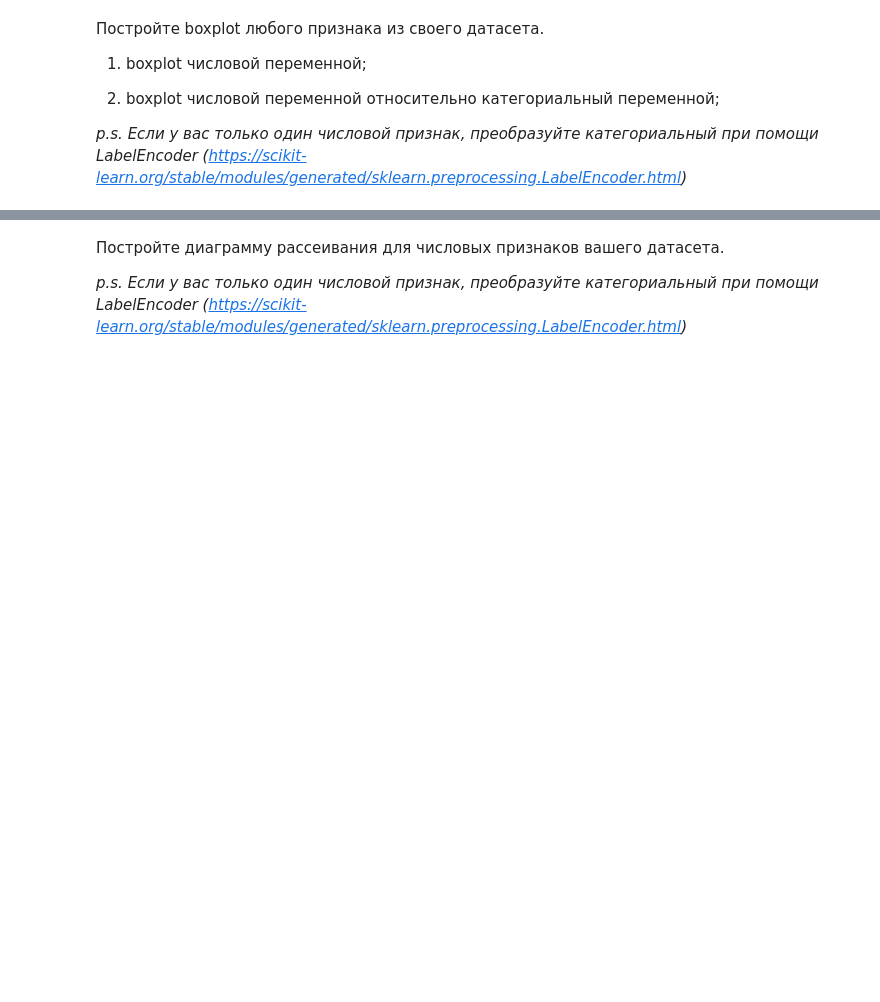
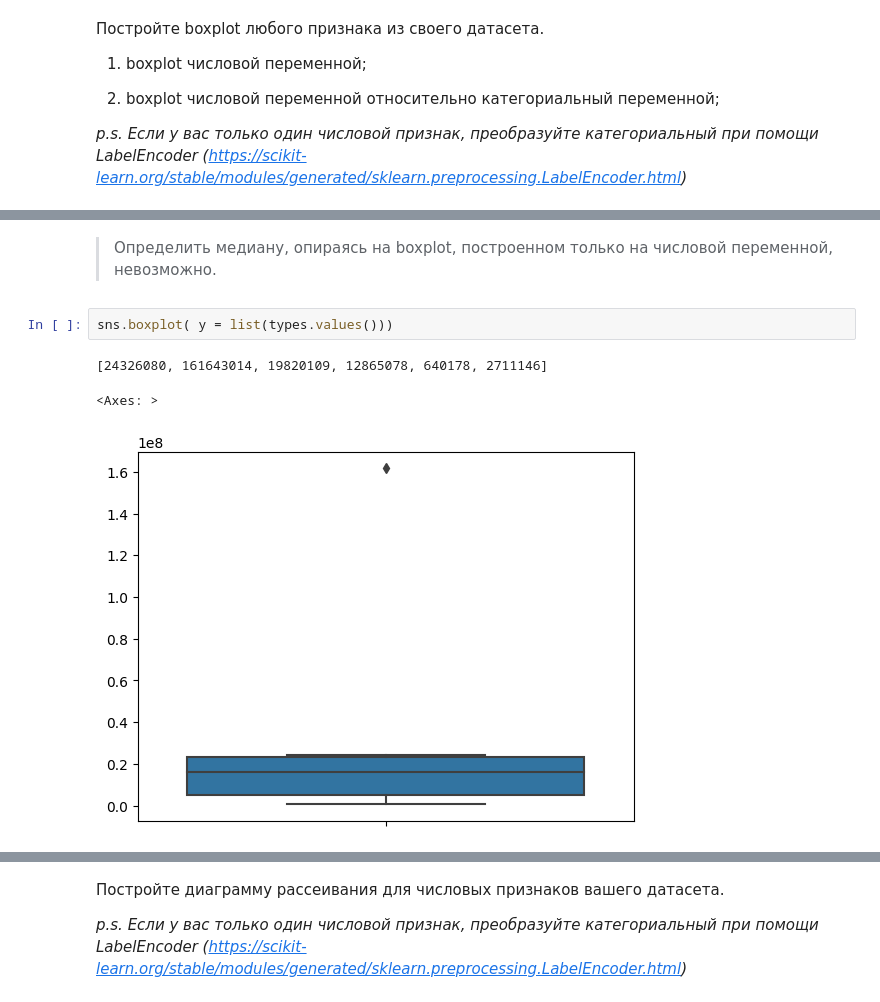
Before and after one commit to TheGodseeker/ML_PR, a Jupyter notebook: Задание_2.ipynb, the cells around one changed output, grey strips where cells are left out. Cells and saved outputs as stored; diff of their text form; blank space fills up the shorter version.

```diff
--- a/Задание_2.ipynb
+++ b/Задание_2.ipynb
@@ -199,0 +173,10 @@ plt.show()
+# %% [markdown]
+
+
+> Определить медиану, опираясь на boxplot, построенном только на числовой переменной, невозможно.
+# %%
+sns.boxplot( y = list(types.values()))
+# %% [output]
+[24326080, 161643014, 19820109, 12865078, 640178, 2711146]
+<Axes: >
+[figure, added]
```
Also changed, not shown: parts of 13 cells of this notebook.
